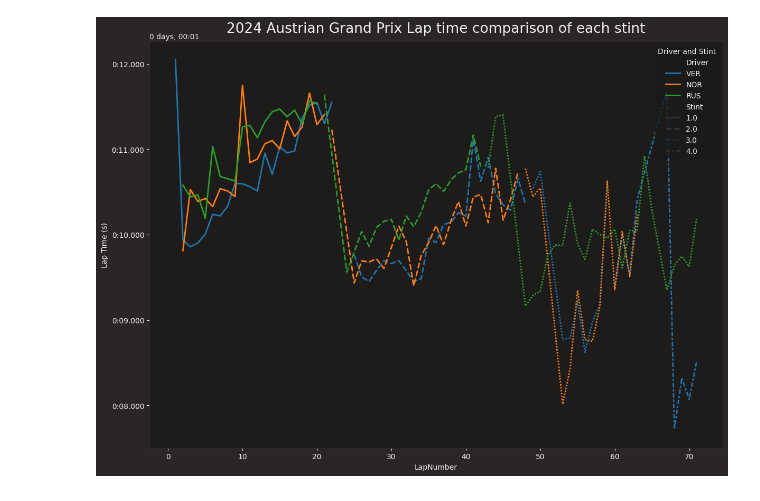
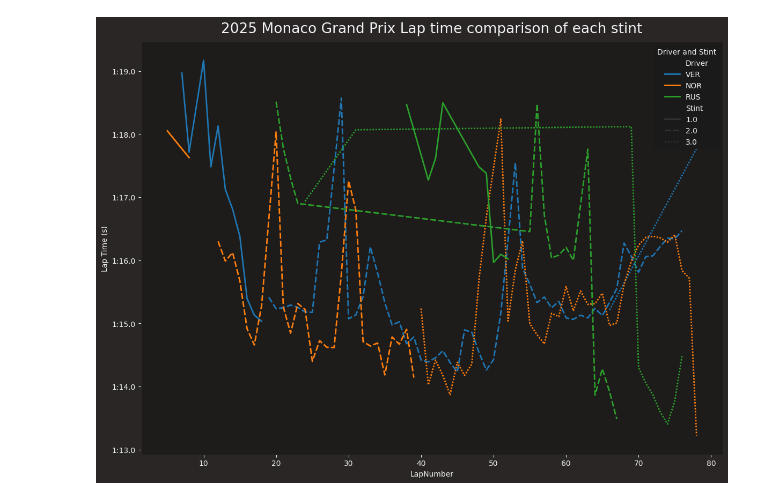
Before and after one commit to brian6030/fastf1_util_functions, a Jupyter notebook: race_session_example.ipynb, the cells around one changed output. Saved outputs shown, nothing was run; the diff lists cells and outputs as text; code cells hidden in the pictures.

```diff
--- a/race_session_example.ipynb
+++ b/race_session_example.ipynb
@@ -42,4 +28,4 @@ import seaborn as sns
 # %%
-session = fastf1.get_session(2024, 11, 'r')
+session = fastf1.get_session(2025, 8, 'r')
 session.load()
 # %% [output]
@@ -142,9 +132,9 @@ fastf1_util.plot_tyre_strategy(
 # %%
 driver_list = ["VER", "NOR", "RUS"]
 fastf1_util.plot_driver_laps(
     session,
     driver_list,
     stints,
-    '2024 Austrian Grand Prix Lap time comparison of each stint')
+    '2025 Monaco Grand Prix Lap time comparison of each stint')
 # %% [output]
-[figure, old version]
+[figure, new version]
```
Also changed, not shown: parts of 9 cells of this notebook, 1 other file.
